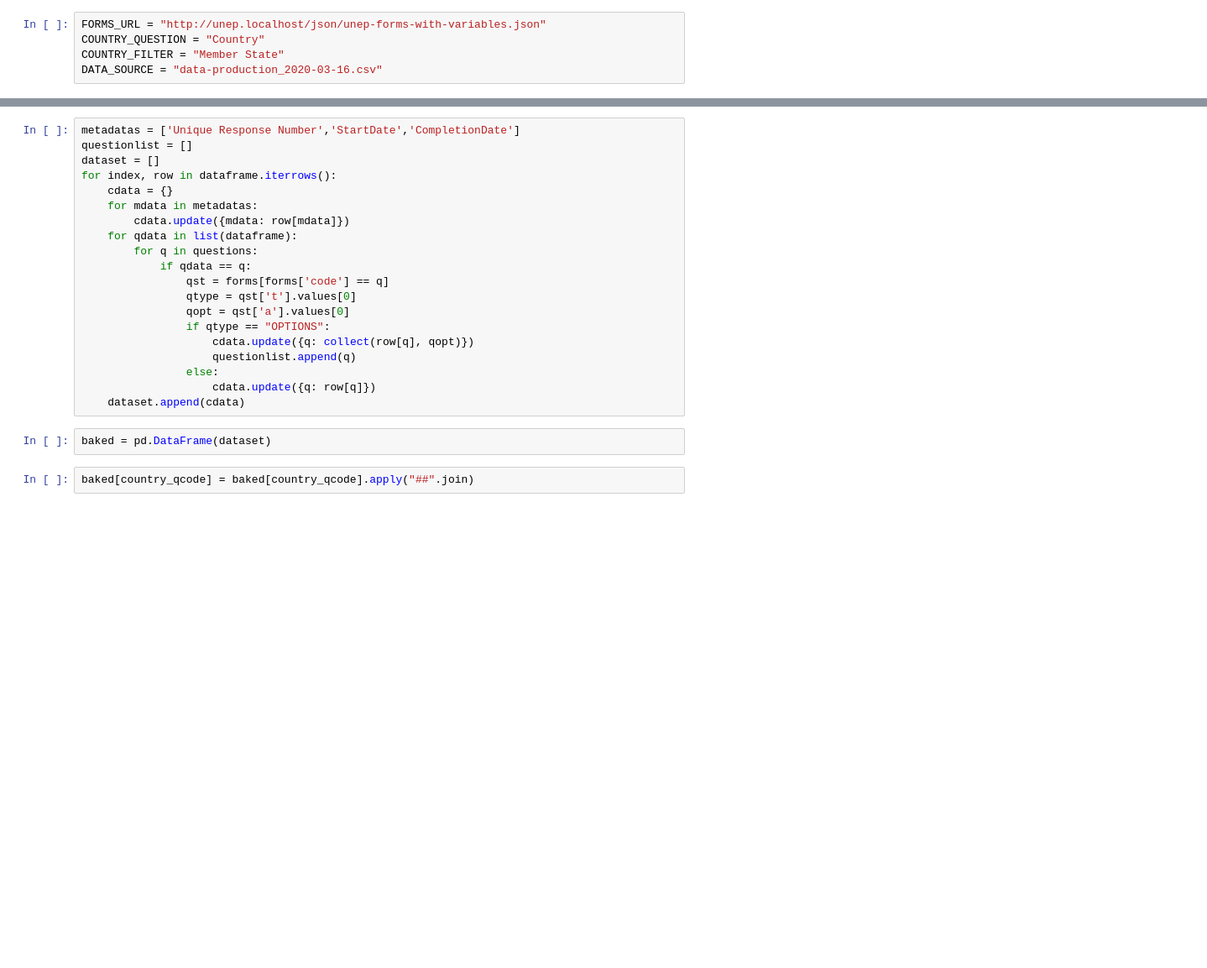
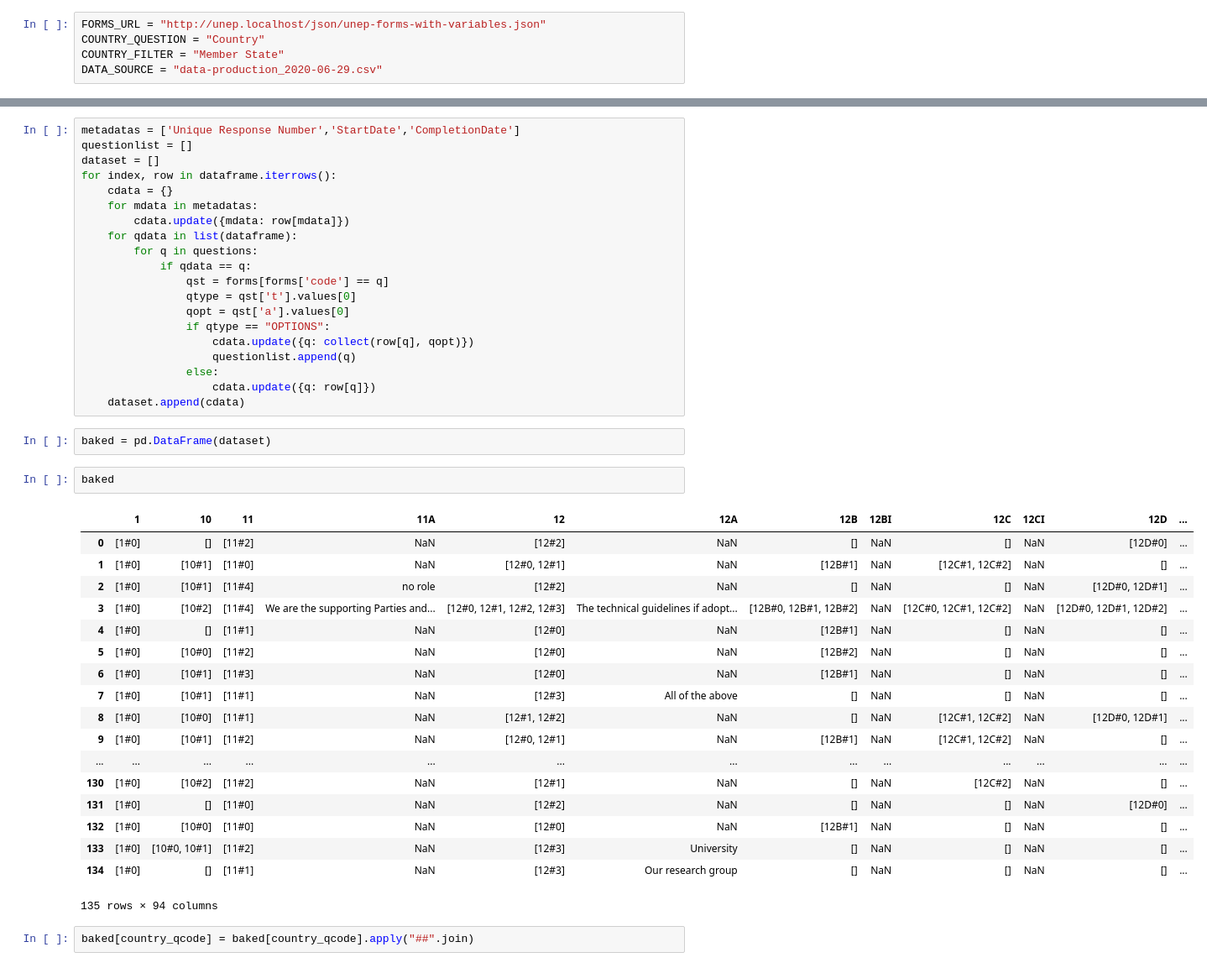
Before and after one commit to akvo/akvo-tech-consultancy, a Jupyter notebook: sites/unep-dashboard/database/transformer/database_seeder.ipynb, the cells around one changed output, grey strips where cells are left out. Shown at 84% size. Cells and saved outputs as stored; diff of their text form; blank space fills up the shorter version.

Commit message:
[#76] Refactor Data Transformer

```diff
--- a/sites/unep-dashboard/database/transformer/database_seeder.ipynb
+++ b/sites/unep-dashboard/database/transformer/database_seeder.ipynb
@@ -20,7 +20,7 @@ def nested_dict():
 FORMS_URL = "http://unep.localhost/json/unep-forms-with-variables.json"
 COUNTRY_QUESTION = "Country"
 COUNTRY_FILTER = "Member State"
-DATA_SOURCE = "data-production_2020-03-16.csv"
+DATA_SOURCE = "data-production_2020-06-29.csv"
 # %%
 def generate_code(x,y,t):
     for i, a in enumerate(x):
@@ -82,5 +133,26 @@ for index, row in dataframe.iterrows():
     dataset.append(cdata)
 # %%
 baked = pd.DataFrame(dataset)
+# %%
+baked
+# %% [output]
+|  | 1 | 10 | 11 | 11A | 12 | 12A | 12B | 12BI | 12C | 12CI | 12D | ... |
+| 0 | [1#0] | [] | [11#2] | NaN | [12#2] | NaN | [] | NaN | [] | NaN | [12D#0] | ... |
+| 1 | [1#0] | [10#1] | [11#0] | NaN | [12#0, 12#1] | NaN | [12B#1] | NaN | [12C#1, 12C#2] | NaN | [] | ... |
+| 2 | [1#0] | [10#1] | [11#4] | no role | [12#2] | NaN | [] | NaN | [] | NaN | [12D#0, 12D#1] | ... |
+| 3 | [1#0] | [10#2] | [11#4] | We are the supporting Parties and... | [12#0, 12#1, 12#2, 12#3] | The technical guidelines if adopt... | [12B#0, 12B#1, 12B#2] | NaN | [12C#0, 12C#1, 12C#2] | NaN | [12D#0, 12D#1, 12D#2] | ... |
+| 4 | [1#0] | [] | [11#1] | NaN | [12#0] | NaN | [12B#1] | NaN | [] | NaN | [] | ... |
+| 5 | [1#0] | [10#0] | [11#2] | NaN | [12#0] | NaN | [12B#2] | NaN | [] | NaN | [] | ... |
+| 6 | [1#0] | [10#1] | [11#3] | NaN | [12#0] | NaN | [12B#1] | NaN | [] | NaN | [] | ... |
+| 7 | [1#0] | [10#1] | [11#1] | NaN | [12#3] | All of the above | [] | NaN | [] | NaN | [] | ... |
+| 8 | [1#0] | [10#0] | [11#1] | NaN | [12#1, 12#2] | NaN | [] | NaN | [12C#1, 12C#2] | NaN | [12D#0, 12D#1] | ... |
+| 9 | [1#0] | [10#1] | [11#2] | NaN | [12#0, 12#1] | NaN | [12B#1] | NaN | [12C#1, 12C#2] | NaN | [] | ... |
+| ... | ... | ... | ... | ... | ... | ... | ... | ... | ... | ... | ... | ... |
+| 130 | [1#0] | [10#2] | [11#2] | NaN | [12#1] | NaN | [] | NaN | [12C#2] | NaN | [] | ... |
+| 131 | [1#0] | [] | [11#0] | NaN | [12#2] | NaN | [] | NaN | [] | NaN | [12D#0] | ... |
+| 132 | [1#0] | [10#0] | [11#0] | NaN | [12#0] | NaN | [12B#1] | NaN | [] | NaN | [] | ... |
+| 133 | [1#0] | [10#0, 10#1] | [11#2] | NaN | [12#3] | University | [] | NaN | [] | NaN | [] | ... |
+| 134 | [1#0] | [] | [11#1] | NaN | [12#3] | Our research group | [] | NaN | [] | NaN | [] | ... |
+135 rows × 94 columns
 # %%
 baked[country_qcode] = baked[country_qcode].apply("##".join)
```
Also changed, not shown: parts of 15 cells of this notebook, 6 other files.
